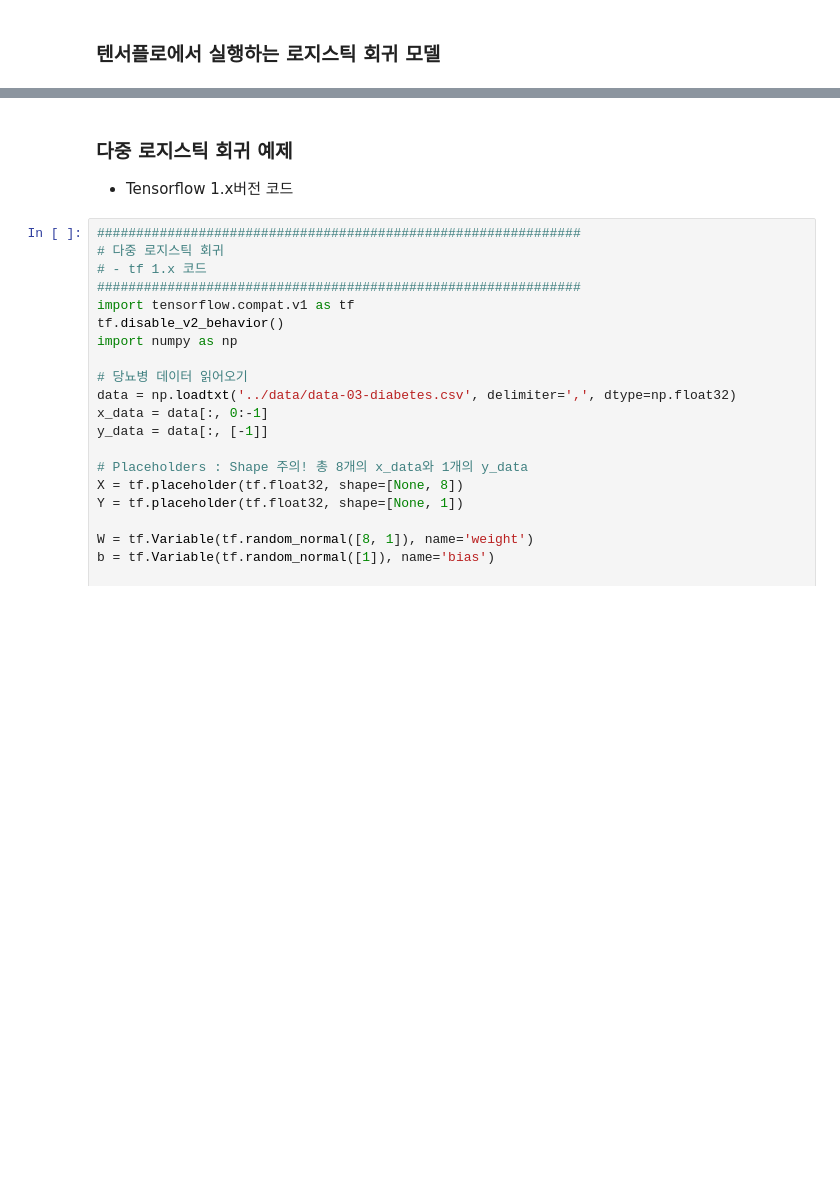
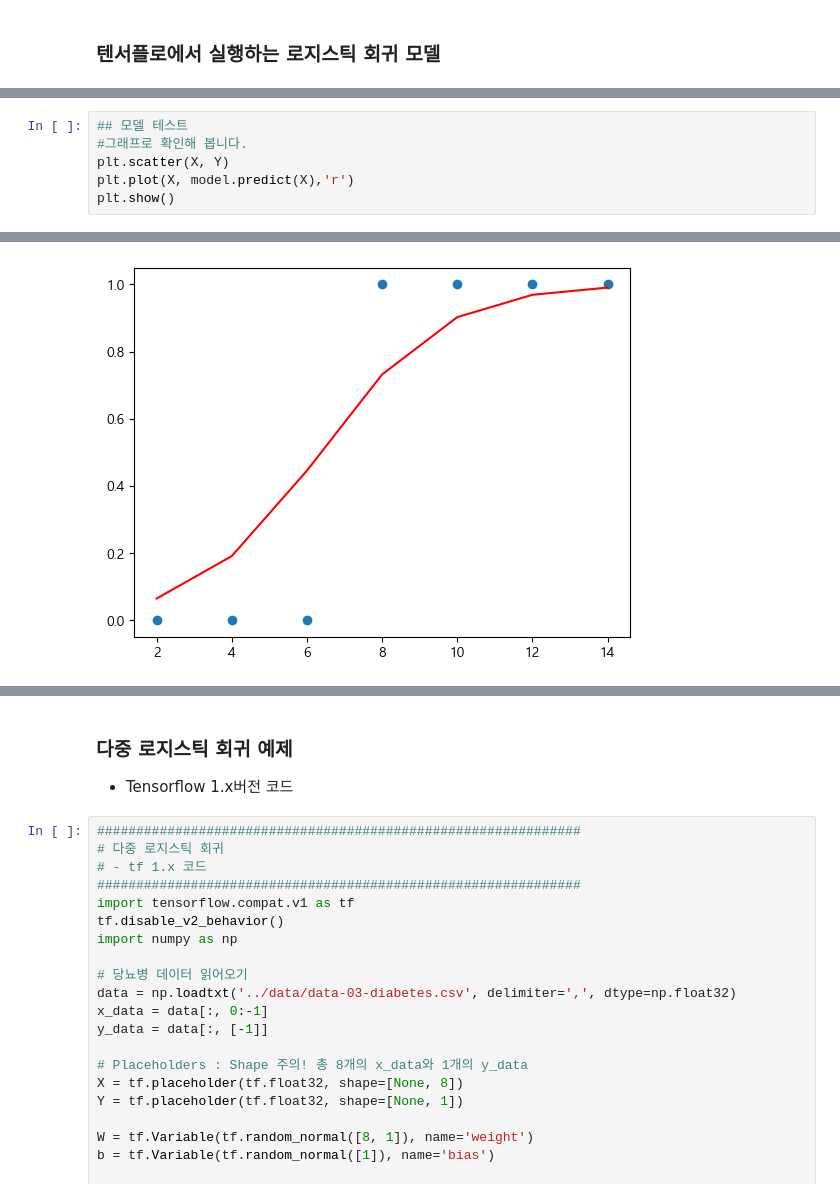
Before and after one commit to kod0751/bigdata-base, a Jupyter notebook: Deeplearning/deeplearningEx/[딥러닝] 06 로지스틱 회귀 (공부시간 예제).ipynb, the cells around one changed output, grey strips where cells are left out. Drawn from its saved outputs; the diff is of its cells as text; blank space fills up the shorter version.

```diff
--- a/Deeplearning/deeplearningEx/[딥러닝] 06 로지스틱 회귀 (공부시간 예제).ipynb
+++ b/Deeplearning/deeplearningEx/[딥러닝] 06 로지스틱 회귀 (공부시간 예제).ipynb
@@ -257,0 +522,7 @@ array([0.14394708, 0.56322159, 0.90816067])
+# %%
+## 모델 테스트
+#그래프로 확인해 봅니다.
+plt.scatter(X, Y)
+plt.plot(X, model.predict(X),'r')
+plt.show()
+# %% [output]
@@ -257,0 +530 @@ array([0.14394708, 0.56322159, 0.90816067])
+[figure, added]
```
Also changed, not shown: parts of 22 cells of this notebook, 1 other file.
